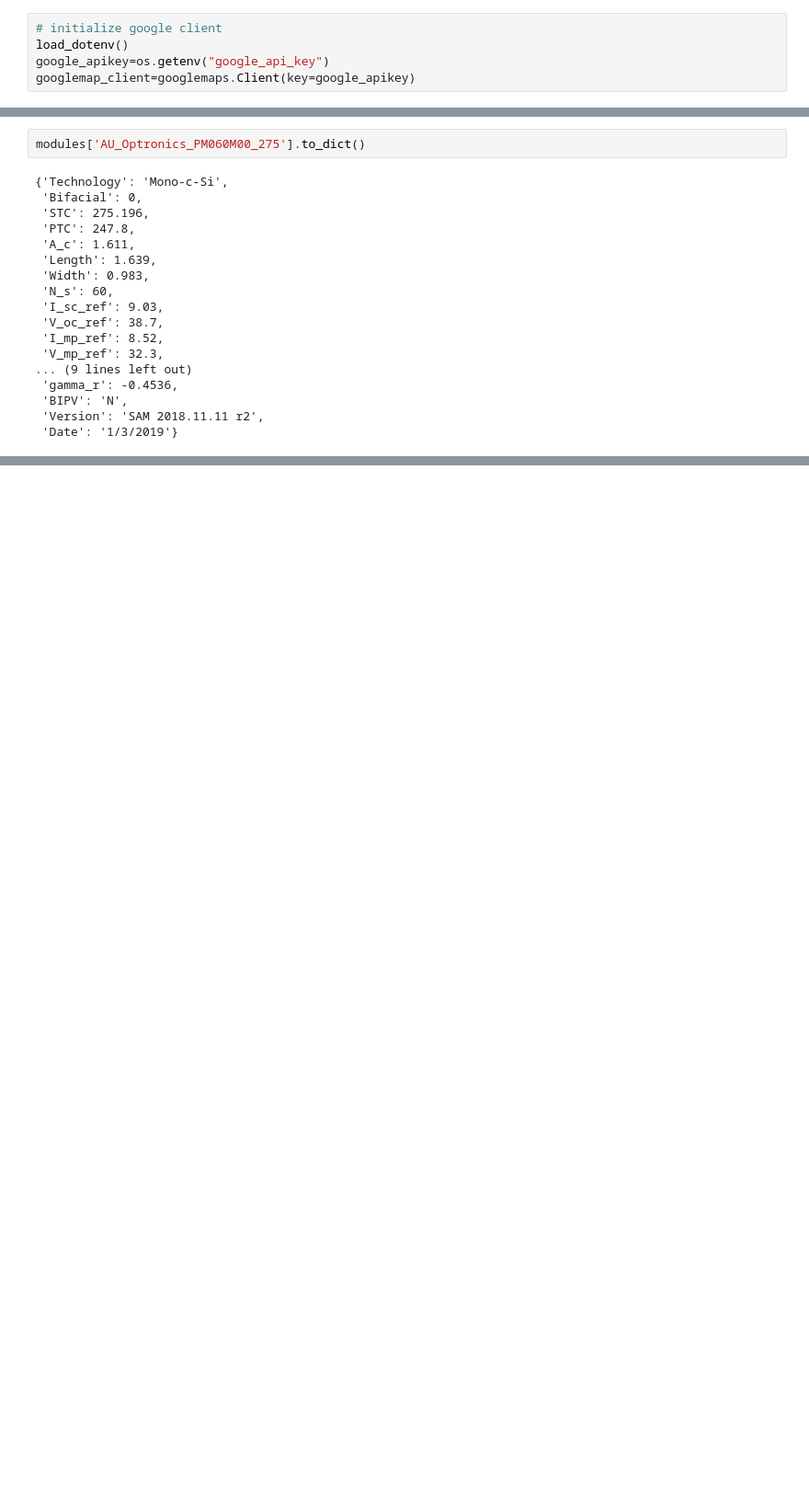
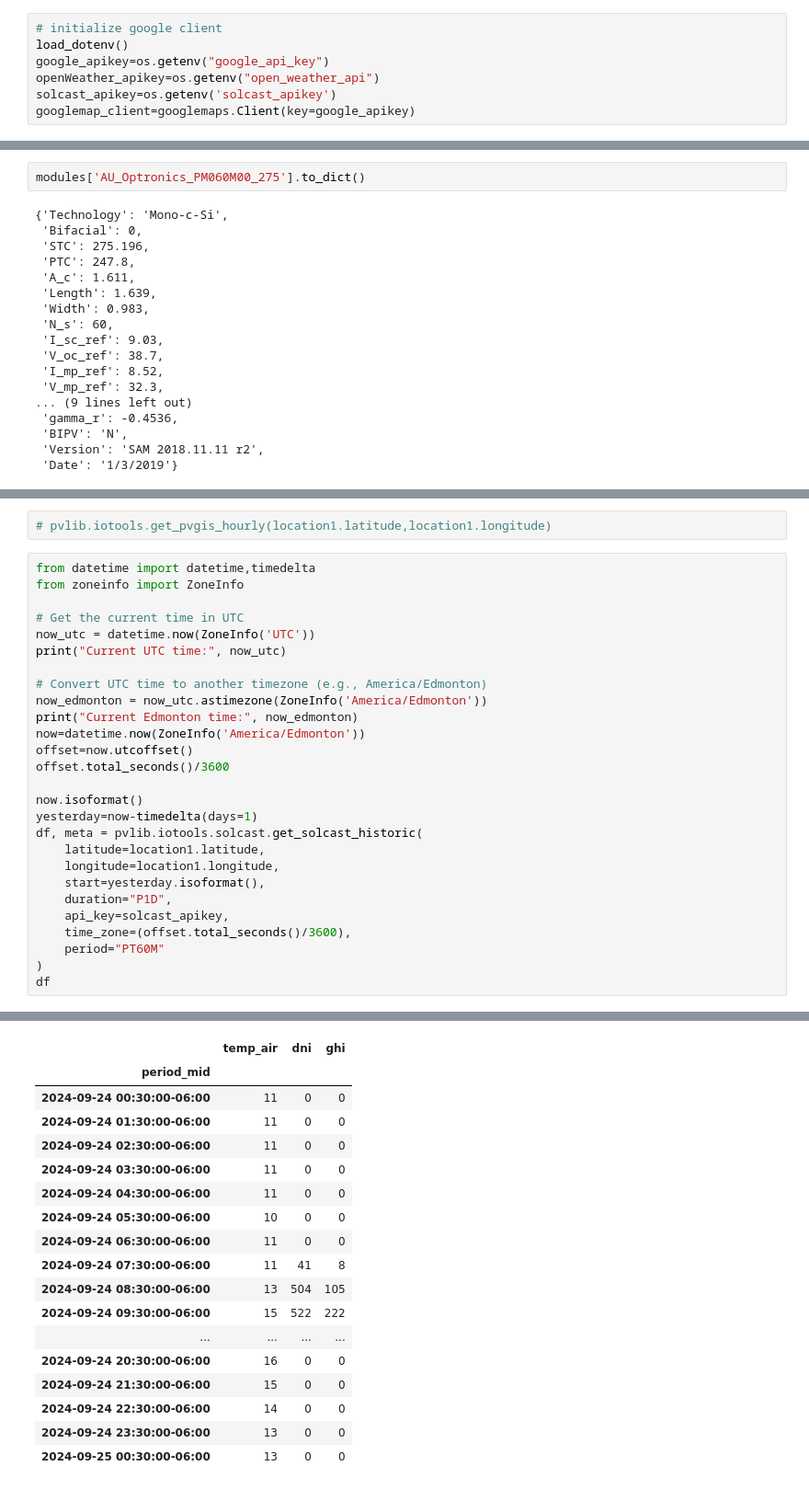
Before and after one commit to fbcharles747/Capstone_PV_API, a Jupyter notebook: simulation/simulation.ipynb, the cells around one changed output, grey strips where cells are left out. Shown: that part at 92% size. Cells and saved outputs as stored; diff of their text form; blank space fills up the shorter version.

Commit message:
outsourcing API and look into pvlib

```diff
--- a/simulation/simulation.ipynb
+++ b/simulation/simulation.ipynb
@@ -11,6 +10,8 @@ import os
 # initialize google client
 load_dotenv()
 google_apikey=os.getenv("google_api_key")
+openWeather_apikey=os.getenv("open_weather_api")
+solcast_apikey=os.getenv('solcast_apikey')
 googlemap_client=googlemaps.Client(key=google_apikey)
 # %%
 # retrieve and process JSON data
@@ -58,0 +87,30 @@ modules['AU_Optronics_PM060M00_275'].to_dict()
+# %%
+# pvlib.iotools.get_pvgis_hourly(location1.latitude,location1.longitude)
+# %%
+from datetime import datetime,timedelta
+from zoneinfo import ZoneInfo
+
+# Get the current time in UTC
+now_utc = datetime.now(ZoneInfo('UTC'))
+print("Current UTC time:", now_utc)
+
+# Convert UTC time to another timezone (e.g., America/Edmonton)
+now_edmonton = now_utc.astimezone(ZoneInfo('America/Edmonton'))
+print("Current Edmonton time:", now_edmonton)
+now=datetime.now(ZoneInfo('America/Edmonton'))
+offset=now.utcoffset()
+offset.total_seconds()/3600
+
+now.isoformat()
+yesterday=now-timedelta(days=1)
+df, meta = pvlib.iotools.solcast.get_solcast_historic(
+    latitude=location1.latitude,
+    longitude=location1.longitude,
+    start=yesterday.isoformat(),
+    duration="P1D",
+    api_key=solcast_apikey,
+    time_zone=(offset.total_seconds()/3600),
+    period="PT60M"
+)
+df
+# %% [output]
@@ -58,0 +119,18 @@ modules['AU_Optronics_PM060M00_275'].to_dict()
+|  | temp_air | dni | ghi |
+| period_mid |  |  |  |
+| 2024-09-24 00:30:00-06:00 | 11 | 0 | 0 |
+| 2024-09-24 01:30:00-06:00 | 11 | 0 | 0 |
+| 2024-09-24 02:30:00-06:00 | 11 | 0 | 0 |
+| 2024-09-24 03:30:00-06:00 | 11 | 0 | 0 |
+| 2024-09-24 04:30:00-06:00 | 11 | 0 | 0 |
+| 2024-09-24 05:30:00-06:00 | 10 | 0 | 0 |
+| 2024-09-24 06:30:00-06:00 | 11 | 0 | 0 |
+| 2024-09-24 07:30:00-06:00 | 11 | 41 | 8 |
+| 2024-09-24 08:30:00-06:00 | 13 | 504 | 105 |
+| 2024-09-24 09:30:00-06:00 | 15 | 522 | 222 |
+| ... | ... | ... | ... |
+| 2024-09-24 20:30:00-06:00 | 16 | 0 | 0 |
+| 2024-09-24 21:30:00-06:00 | 15 | 0 | 0 |
+| 2024-09-24 22:30:00-06:00 | 14 | 0 | 0 |
+| 2024-09-24 23:30:00-06:00 | 13 | 0 | 0 |
+| 2024-09-25 00:30:00-06:00 | 13 | 0 | 0 |
```
Also changed, not shown: parts of 8 cells of this notebook, 2 other files.
